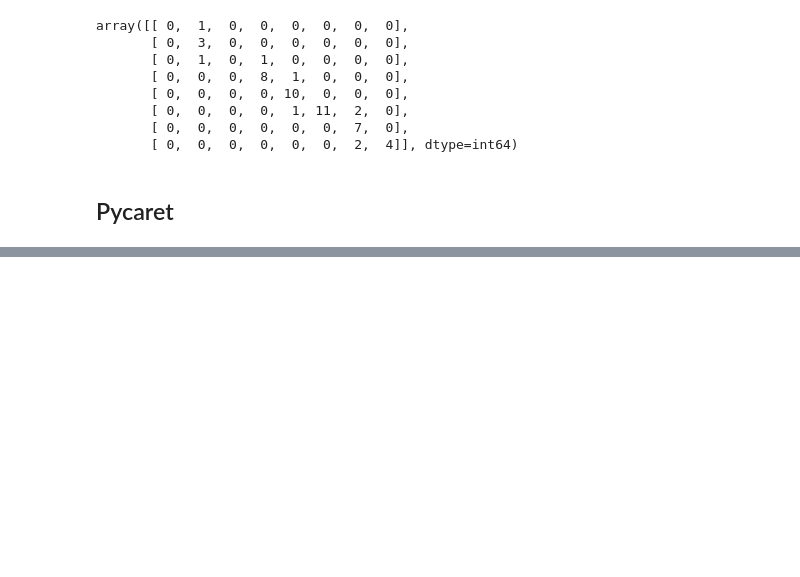
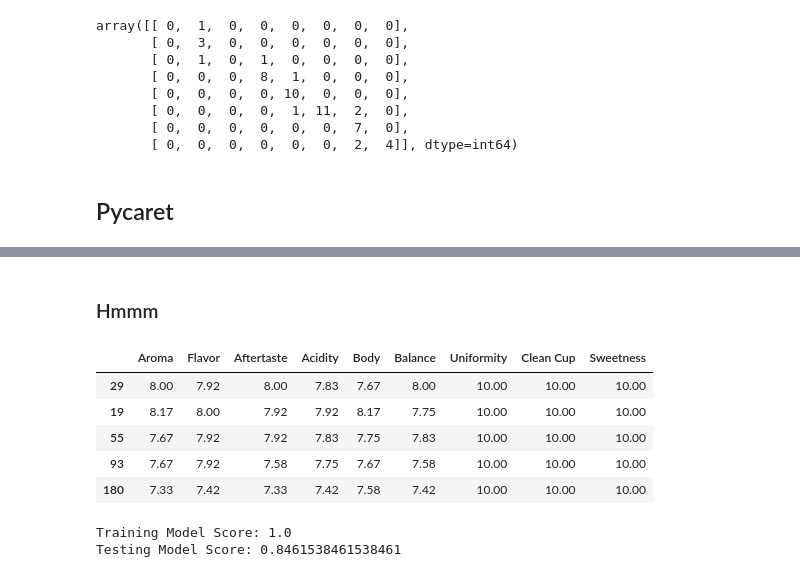
Before and after one commit to Cabone01/Coffee-Coffee, a Jupyter notebook: Coffee_Machine_Learning.ipynb, the cells around one changed output, grey strips where cells are left out. Cells and saved outputs as stored; diff of their text form; code cells hidden in the pictures; blank space fills up the shorter version.

Commit message:
Pycaret used and models testing

```diff
--- a/Coffee_Machine_Learning.ipynb
+++ b/Coffee_Machine_Learning.ipynb
@@ -462,0 +470,4 @@ array([[ 0,  1,  0,  0,  0,  0,  0,  0],
+# %%
+df_py = prep_coffee_df.copy(deep=True)
+df_py["Total Cup Points"] = df_py["Total Cup Points"].replace([88, 89], 88.5)
+df_py["Total Cup Points"].value_counts()
@@ -462,0 +486,3 @@ array([[ 0,  1,  0,  0,  0,  0,  0,  0],
+# %%
+df_py["Total Cup Points"] = df_py["Total Cup Points"].astype(str)
+df_py["Total Cup Points"]
@@ -462,0 +571,14 @@ array([[ 0,  1,  0,  0,  0,  0,  0,  0],
+# %% [markdown]
+### Hmmm
+# %%
+y_py = df_py["Total Cup Points"]
+X_py = df_py.drop("Total Cup Points", axis=1)
+X_py_train, X_py_test, y_py_train, y_py_test = train_test_split(X_py, y_py, random_state=42)
+X_py_train.head()
+# %% [output]
+|  | Aroma | Flavor | Aftertaste | Acidity | Body | Balance | Uniformity | Clean Cup | Sweetness |
+| 29 | 8.00 | 7.92 | 8.00 | 7.83 | 7.67 | 8.00 | 10.00 | 10.00 | 10.00 |
+| 19 | 8.17 | 8.00 | 7.92 | 7.92 | 8.17 | 7.75 | 10.00 | 10.00 | 10.00 |
+| 55 | 7.67 | 7.92 | 7.92 | 7.83 | 7.75 | 7.83 | 10.00 | 10.00 | 10.00 |
+| 93 | 7.67 | 7.92 | 7.58 | 7.75 | 7.67 | 7.58 | 10.00 | 10.00 | 10.00 |
+| 180 | 7.33 | 7.42 | 7.33 | 7.42 | 7.58 | 7.42 | 10.00 | 10.00 | 10.00 |
@@ -462,0 +589,9 @@ array([[ 0,  1,  0,  0,  0,  0,  0,  0],
+# %%
+rf_py = RandomForestClassifier()
+rf_py.fit(X_py_train_scaled, y_py_train)
+y_py_pred_rf = rf.predict(X_py_test_scaled)
+print(f"Training Model Score: {rf_py.score(X_py_train_scaled, y_py_train)}")
+print(f"Testing Model Score: {rf_py.score(X_py_test_scaled, y_py_test)}")
+# %% [output]
+Training Model Score: 1.0
+Testing Model Score: 0.8461538461538461
```
Also changed, not shown: parts of 14 cells of this notebook, 1 other file.
